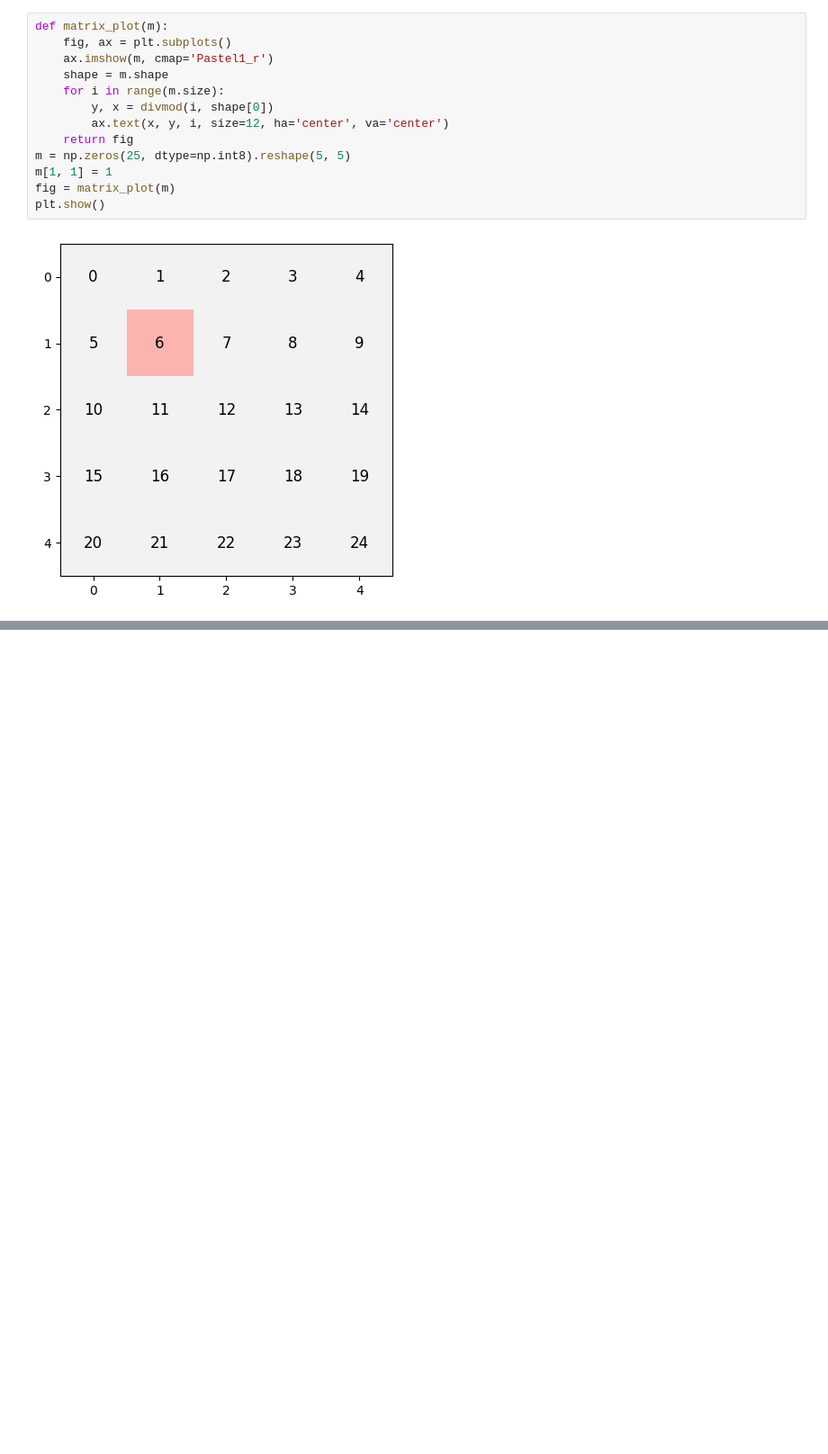
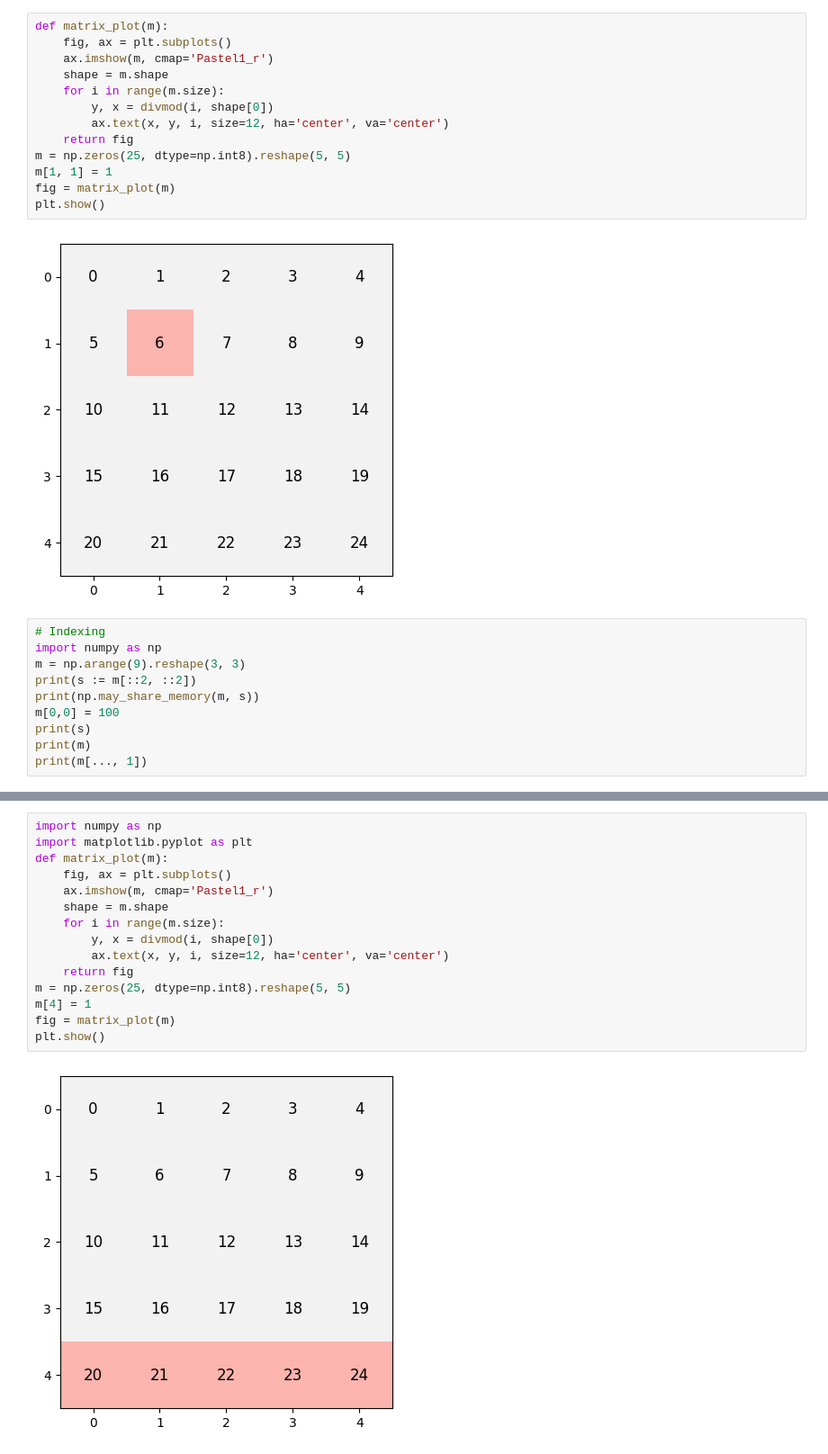
Before and after one commit to SajagAcharyaMasters/CC7182NI-Classes, a Jupyter notebook: Week 5/W5 - Numpy & Matplotlib.ipynb, the cells around one changed output, grey strips where cells are left out. Shown at 90% size. Saved outputs shown, nothing was run; the diff lists cells and outputs as text; blank space fills up the shorter version.

Commit message:
- Image handling - Matrix patterns

```diff
--- a/Week 5/W5 - Numpy & Matplotlib.ipynb
+++ b/Week 5/W5 - Numpy & Matplotlib.ipynb
@@ -219,3 +221,13 @@ fig = matrix_plot(m)
 plt.show()
 # %% [output]
 [figure]
+# %%
+# Indexing
+import numpy as np
+m = np.arange(9).reshape(3, 3)
+print(s := m[::2, ::2])
+print(np.may_share_memory(m, s))
+m[0,0] = 100
+print(s)
+print(m)
+print(m[..., 1])
@@ -221,0 +244,17 @@ plt.show()
+# %%
+import numpy as np
+import matplotlib.pyplot as plt
+def matrix_plot(m):
+    fig, ax = plt.subplots()
+    ax.imshow(m, cmap='Pastel1_r')
+    shape = m.shape
+    for i in range(m.size):
+        y, x = divmod(i, shape[0])
+        ax.text(x, y, i, size=12, ha='center', va='center')
+    return fig
+m = np.zeros(25, dtype=np.int8).reshape(5, 5)
+m[4] = 1
+fig = matrix_plot(m)
+plt.show()
+# %% [output]
+[figure, added]
```
Also changed, not shown: parts of 19 cells of this notebook, 2 other files.
